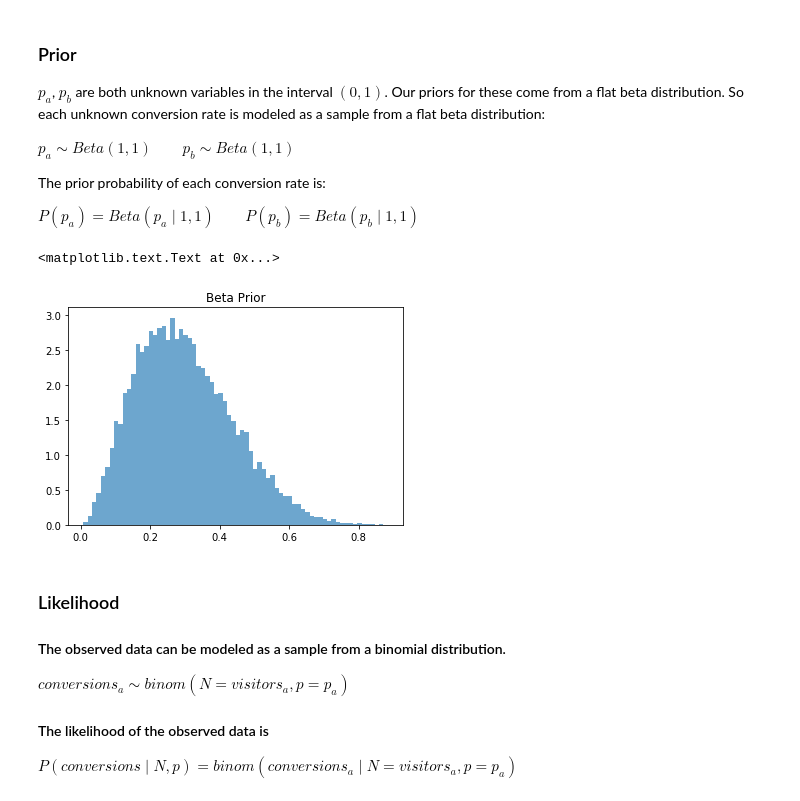
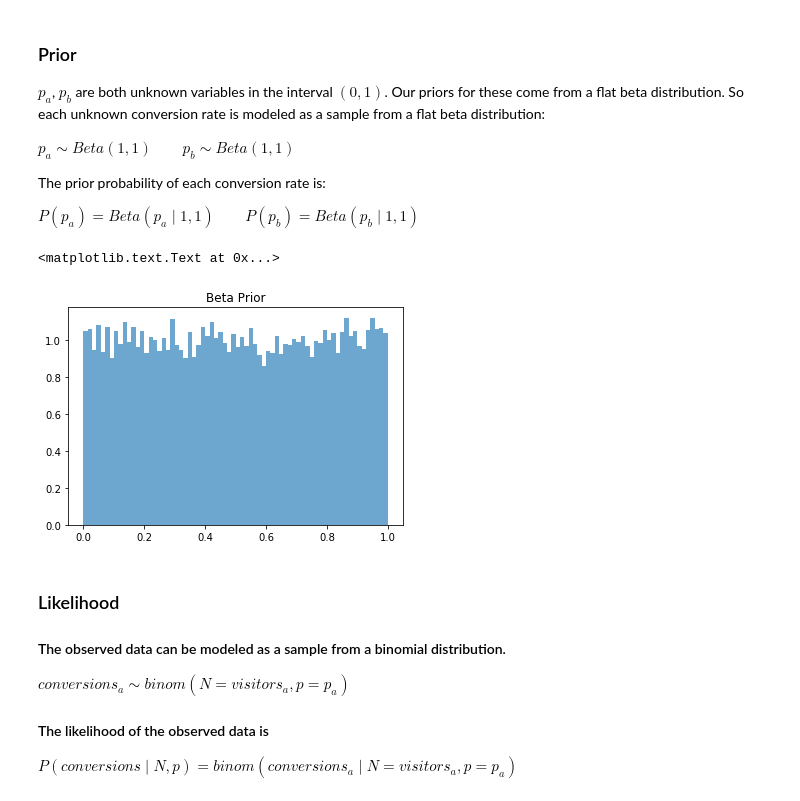
Before and after one commit to seantauber/Bayesian-A-B-Tutorial, a Jupyter notebook: Bayesian-Modeling-Workshop-1.ipynb, the cells around one changed output. Drawn from its saved outputs; the diff is of its cells as text; code cells hidden in the pictures.

Commit message:
reset beta prior to beta(1,1)

```diff
--- a/Bayesian-Modeling-Workshop-1.ipynb
+++ b/Bayesian-Modeling-Workshop-1.ipynb
@@ -40,12 +40,12 @@ The prior probability of each conversion rate is:
 $P(p_a) = Beta(p_a \mid 1,1) \qquad P(p_b) = Beta(p_b \mid 1,1)$
 # %%
 from scipy.stats import beta
-uniform_beta_samples = beta(3,7).rvs(20000)
+uniform_beta_samples = beta(1,1).rvs(20000)
 plt.hist(uniform_beta_samples, histtype="stepfilled", bins=70, normed=True, alpha=0.65);
 plt.title("Beta Prior")
 # %% [output]
 <matplotlib.text.Text at 0x...>
-[figure, old version]
+[figure, new version]
 # %% [markdown]
 ### Likelihood
 
```
Also changed, not shown: parts of 1 cell of this notebook.
